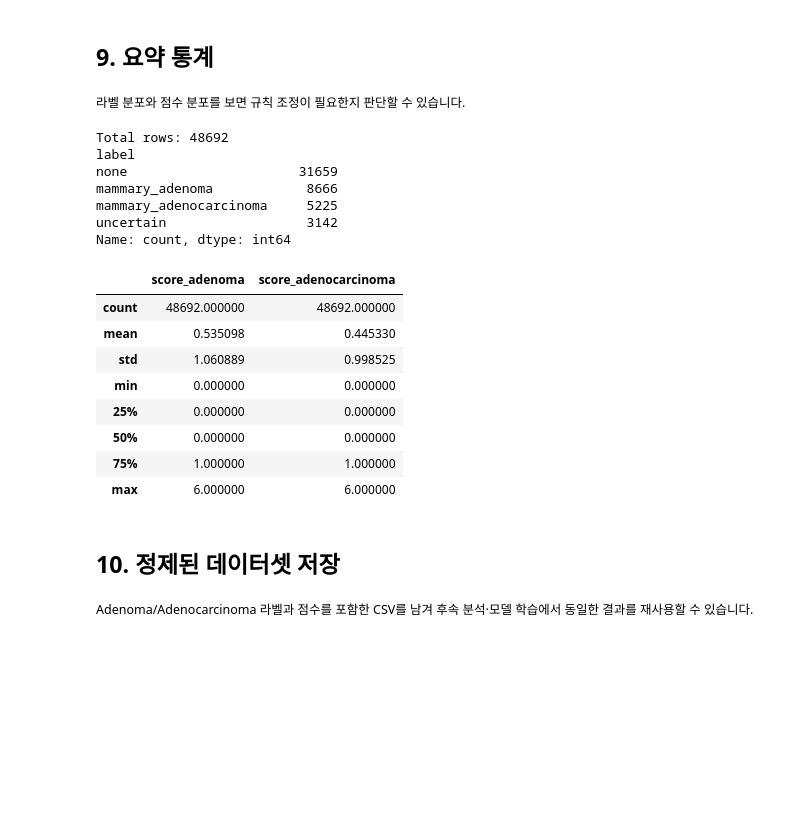
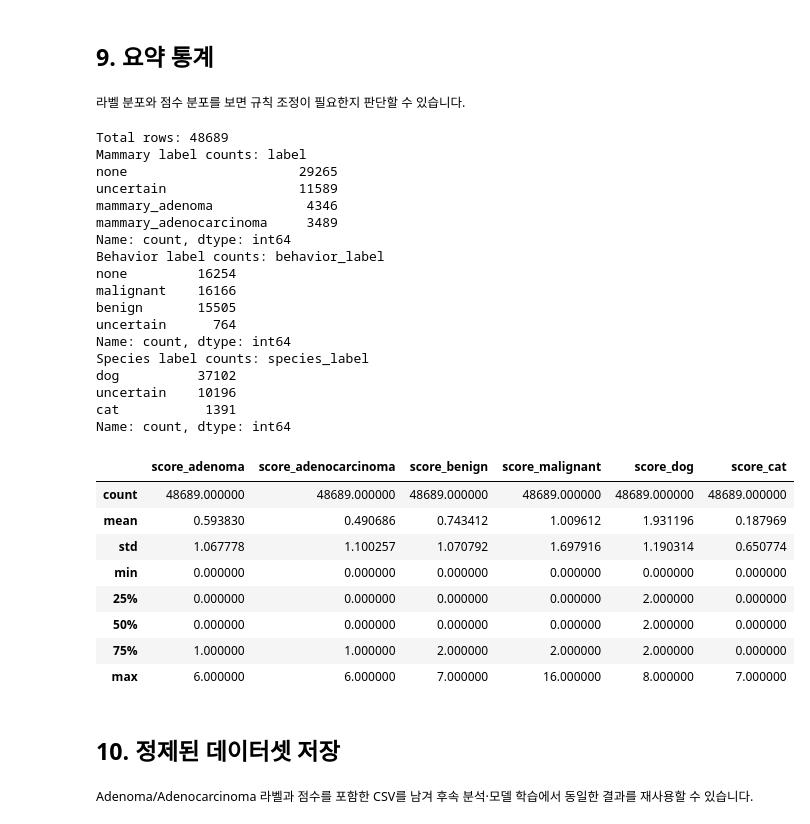
Before and after one commit to wsy8029/GC-Pathology, a Jupyter notebook: PoC/v1/preprocessing.ipynb, the cells around one changed output. Drawn from its saved outputs; the diff is of its cells as text; code cells hidden in the pictures; blank space fills up the shorter version.

Commit message:
2023 data preprocessing

```diff
--- a/PoC/v1/preprocessing.ipynb
+++ b/PoC/v1/preprocessing.ipynb
@@ -9,7 +9,7 @@ import pyarrow  # ensure parquet engine is available
 
 pd.options.display.max_colwidth = 120
 
-DATA_PATH = Path("../../Data/조직검사 결과 매칭(2024)_utf8_pruned.parquet")
+DATA_PATH = Path("../../Data/조직검사 결과 매칭(2023)_utf8_pruned.parquet")
 assert DATA_PATH.exists(), f"Missing data file: {DATA_PATH}"
 
 raw_df = pd.read_parquet(DATA_PATH, engine="pyarrow")
@@ -488,39 +526,44 @@ adenocarcinoma_rows[['DIAGNOSIS', 'COMMENTS', 'MICROSCOPIC_FINDINGS', 'GROSS_FIN
 # %%
 total = len(norm_df)
 label_counts = norm_df['label'].value_counts()
 behavior_counts = norm_df['behavior_label'].value_counts()
 species_counts = norm_df['species_label'].value_counts()
 
 print(f"Total rows: {total}")
-print("
-Mammary label counts:
-", label_counts)
-print("
-Behavior label counts:
-", behavior_counts)
-print("
-Species label counts:
-", species_counts)
+print("Mammary label counts:", label_counts)
+print("Behavior label counts:", behavior_counts)
+print("Species label counts:", species_counts)
 
 score_summary = norm_df[['score_adenoma', 'score_adenocarcinoma', 'score_benign', 'score_malignant', 'score_dog', 'score_cat']].describe()
 score_summary
 # %% [output]
-Total rows: 48692
-label
-none                      31659
-mammary_adenoma            8666
-mammary_adenocarcinoma     5225
-uncertain                  3142
+Total rows: 48689
+Mammary label counts: label
+none                      29265
+uncertain                 11589
+mammary_adenoma            4346
+mammary_adenocarcinoma     3489
 Name: count, dtype: int64
+Behavior label counts: behavior_label
+none         16254
+malignant    16166
+benign       15505
+uncertain      764
+Name: count, dtype: int64
+Species label counts: species_label
+dog          37102
+uncertain    10196
+cat           1391
+Name: count, dtype: int64
-|  | score_adenoma | score_adenocarcinoma |
-| count | 48692.000000 | 48692.000000 |
-| mean | 0.535098 | 0.445330 |
-| std | 1.060889 | 0.998525 |
-| min | 0.000000 | 0.000000 |
-| 25% | 0.000000 | 0.000000 |
-| 50% | 0.000000 | 0.000000 |
-| 75% | 1.000000 | 1.000000 |
-| max | 6.000000 | 6.000000 |
+|  | score_adenoma | score_adenocarcinoma | score_benign | score_malignant | score_dog | score_cat |
+| count | 48689.000000 | 48689.000000 | 48689.000000 | 48689.000000 | 48689.000000 | 48689.000000 |
+| mean | 0.593830 | 0.490686 | 0.743412 | 1.009612 | 1.931196 | 0.187969 |
+| std | 1.067778 | 1.100257 | 1.070792 | 1.697916 | 1.190314 | 0.650774 |
+| min | 0.000000 | 0.000000 | 0.000000 | 0.000000 | 0.000000 | 0.000000 |
+| 25% | 0.000000 | 0.000000 | 0.000000 | 0.000000 | 2.000000 | 0.000000 |
+| 50% | 0.000000 | 0.000000 | 0.000000 | 0.000000 | 2.000000 | 0.000000 |
+| 75% | 1.000000 | 1.000000 | 2.000000 | 2.000000 | 2.000000 | 0.000000 |
+| max | 6.000000 | 6.000000 | 7.000000 | 16.000000 | 8.000000 | 7.000000 |
 # %% [markdown]
 ## 10. 정제된 데이터셋 저장
 <sub>Adenoma/Adenocarcinoma 라벨과 점수를 포함한 CSV를 남겨 후속 분석·모델 학습에서 동일한 결과를 재사용할 수 있습니다.</sub>
```
Also changed, not shown: parts of 13 cells of this notebook, 1 other file.
